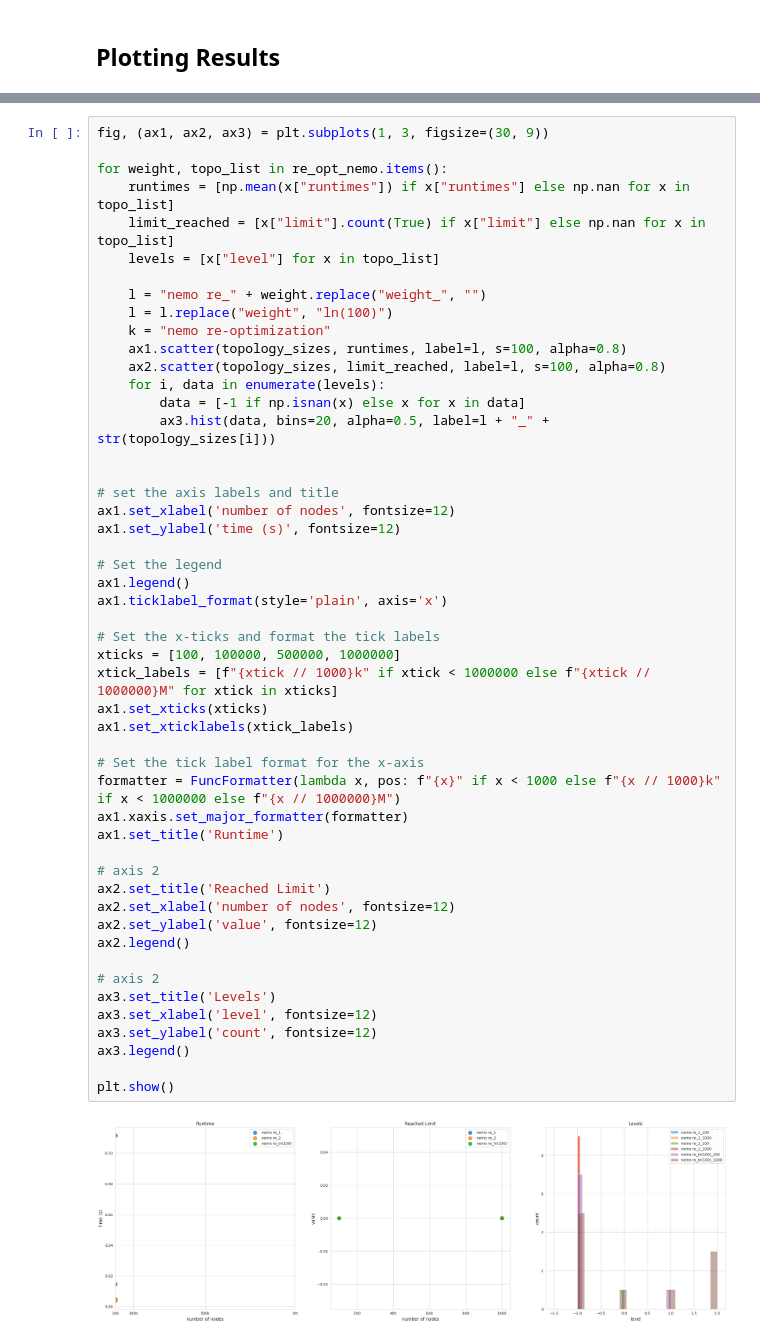
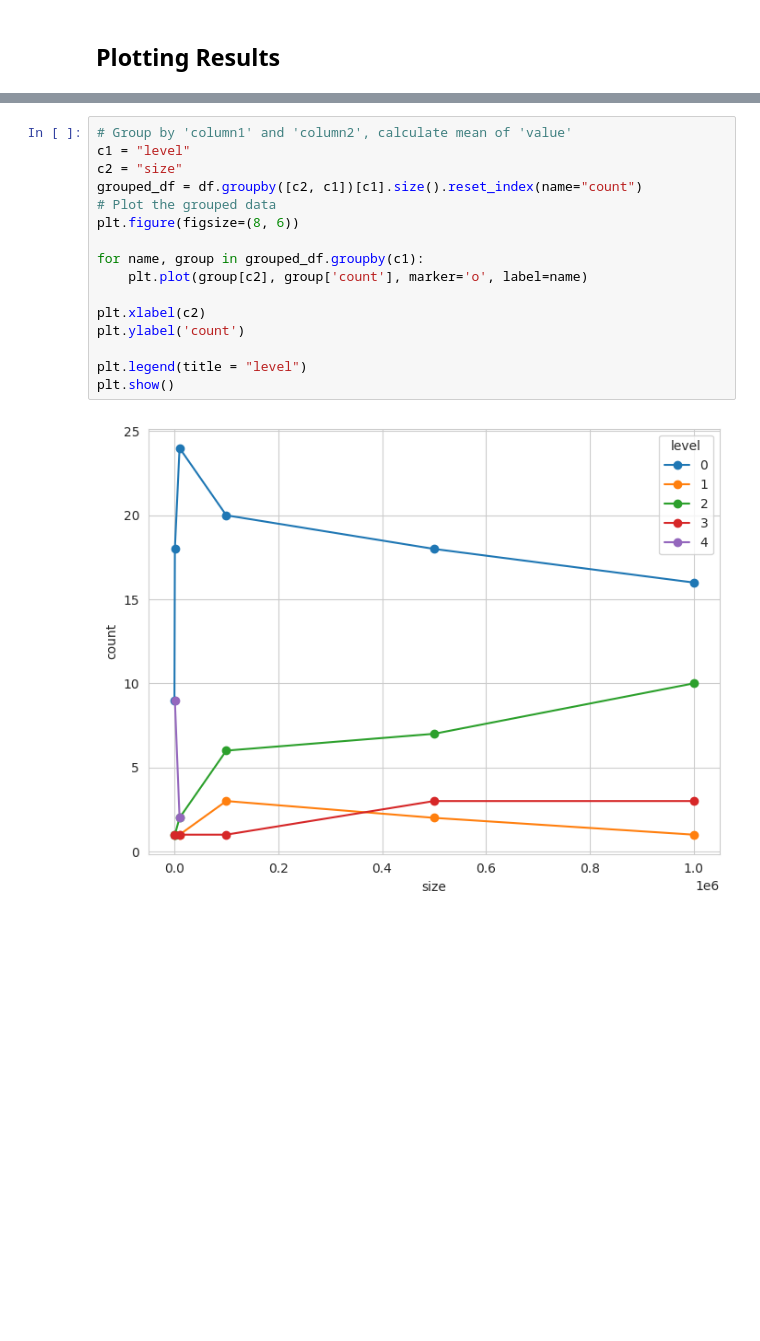
Before and after one commit to xchatzil/NEMO, a Jupyter notebook: notebooks/ScalabilityTests.ipynb, the cells around one changed output, grey strips where cells are left out. Cells and saved outputs as stored; diff of their text form; blank space fills up the shorter version.

```diff
--- a/notebooks/ScalabilityTests.ipynb
+++ b/notebooks/ScalabilityTests.ipynb
@@ -380,52 +470,18 @@ re_opt_nemo = {'weight_1': [{'runtimes': [], 'limit': [], 'level': []}, {'runtim
-# %%
-fig, (ax1, ax2, ax3) = plt.subplots(1, 3, figsize=(30, 9))
-
-for weight, topo_list in re_opt_nemo.items():
-    runtimes = [np.mean(x["runtimes"]) if x["runtimes"] else np.nan for x in topo_list]
-    limit_reached = [x["limit"].count(True) if x["limit"] else np.nan for x in topo_list]
-    levels = [x["level"] for x in topo_list]
-
-    l = "nemo re_" + weight.replace("weight_", "")
-    l = l.replace("weight", "ln(100)")
-    k = "nemo re-optimization"
-    ax1.scatter(topology_sizes, runtimes, label=l, s=100, alpha=0.8)
-    ax2.scatter(topology_sizes, limit_reached, label=l, s=100, alpha=0.8)
-    for i, data in enumerate(levels):
-        data = [-1 if np.isnan(x) else x for x in data]
-        ax3.hist(data, bins=20, alpha=0.5, label=l + "_" + str(topology_sizes[i]))
-
-
-# set the axis labels and title
-ax1.set_xlabel('number of nodes', fontsize=12)
-ax1.set_ylabel('time (s)', fontsize=12)
-
-# Set the legend
-ax1.legend()
-ax1.ticklabel_format(style='plain', axis='x')
-
-# Set the x-ticks and format the tick labels
-xticks = [100, 100000, 500000, 1000000]
-xtick_labels = [f"{xtick // 1000}k" if xtick < 1000000 else f"{xtick // 1000000}M" for xtick in xticks]
-ax1.set_xticks(xticks)
-ax1.set_xticklabels(xtick_labels)
-
-# Set the tick label format for the x-axis
-formatter = FuncFormatter(lambda x, pos: f"{x}" if x < 1000 else f"{x // 1000}k" if x < 1000000 else f"{x // 1000000}M")
-ax1.xaxis.set_major_formatter(formatter)
-ax1.set_title('Runtime')
-
-# axis 2
-ax2.set_title('Reached Limit')
-ax2.set_xlabel('number of nodes', fontsize=12)
-ax2.set_ylabel('value', fontsize=12)
-ax2.legend()
-
-# axis 2
-ax3.set_title('Levels')
-ax3.set_xlabel('level', fontsize=12)
-ax3.set_ylabel('count', fontsize=12)
-ax3.legend()
-
-plt.show()
-# %% [output]
-[figure, removed]
+# %%
+# Group by 'column1' and 'column2', calculate mean of 'value'
+c1 = "level"
+c2 = "size"
+grouped_df = df.groupby([c2, c1])[c1].size().reset_index(name="count")
+# Plot the grouped data
+plt.figure(figsize=(8, 6))
+
+for name, group in grouped_df.groupby(c1):
+    plt.plot(group[c2], group['count'], marker='o', label=name)
+
+plt.xlabel(c2)
+plt.ylabel('count')
+
+plt.legend(title = "level")
+plt.show()
+# %% [output]
+[figure, added]
```
Also changed, not shown: parts of 20 cells of this notebook, 2 other files.
